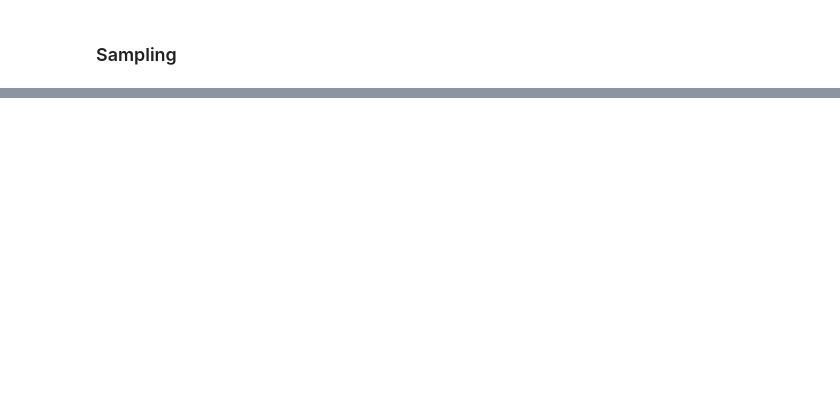
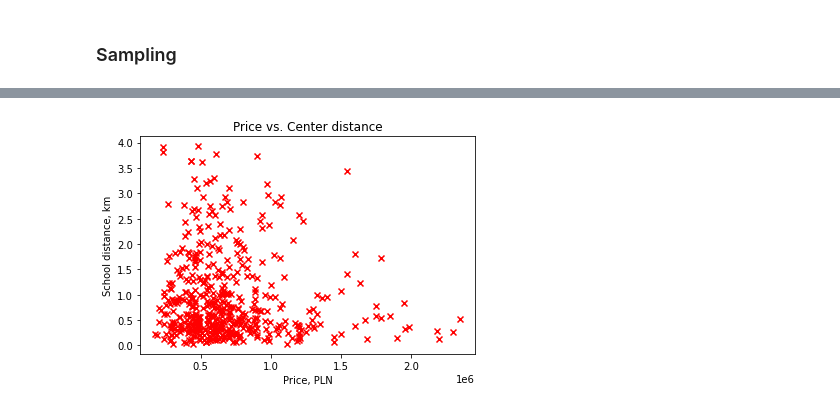
Before and after one commit to khralovich/apartment_cost_regression, a Jupyter notebook: linear_reg.ipynb, the cells around one changed output, grey strips where cells are left out. Cells and saved outputs as stored; diff of their text form; code cells hidden in the pictures; blank space fills up the shorter version.

```diff
--- a/linear_reg.ipynb
+++ b/linear_reg.ipynb
@@ -142,0 +158,13 @@ plt.show()
+# %%
+# Create a scatter plot of the data.
+plt.scatter(real_estate_sampled['X'], real_estate_sampled['Y_4'], marker='x', c='r')
+
+# Set the title
+plt.title("Price vs. Center distance")
+# Set the y-axis label
+plt.ylabel('School distance, km')
+# Set the x-axis label
+plt.xlabel('Price, PLN')
+plt.show()
+# %% [output]
+[figure, added]
```
Also changed, not shown: parts of 36 cells of this notebook, 2 other files.
